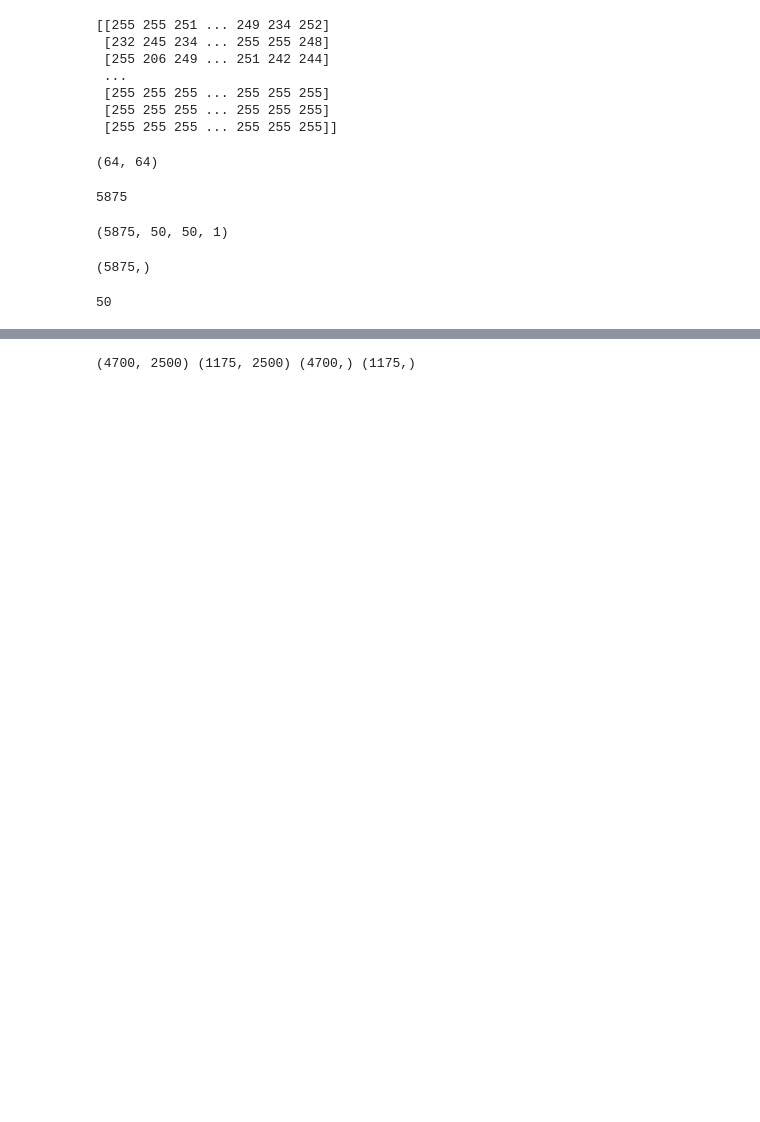
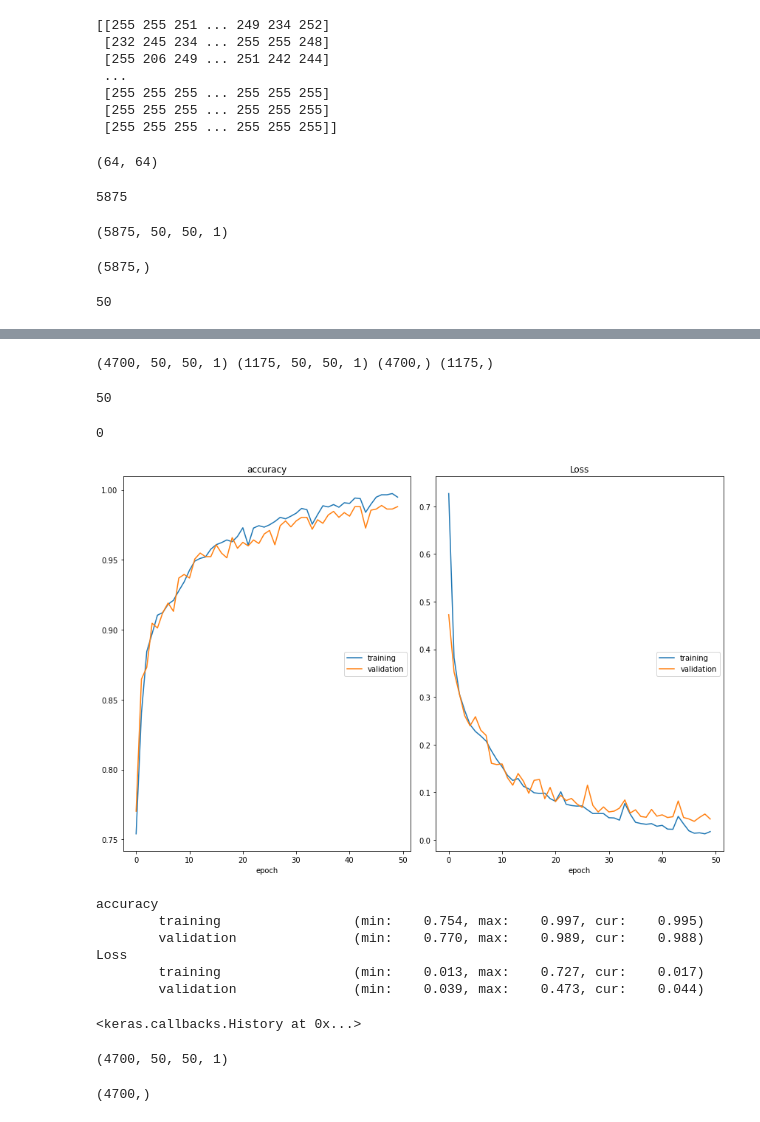
Before and after one commit to animeshdebug7/Nvidia-Hindi, a Jupyter notebook: nvidia Hackathon.ipynb, the cells around one changed output, grey strips where cells are left out. Saved outputs shown, nothing was run; the diff lists cells and outputs as text; code cells hidden in the pictures; blank space fills up the shorter version.

```diff
--- a/nvidia Hackathon.ipynb
+++ b/nvidia Hackathon.ipynb
@@ -132,11 +128,64 @@ array([0.8       , 0.81960784, 0.85098039, ..., 0.26666667, 0.19607843,
 # %%
 from sklearn.model_selection import train_test_split
 # %%
-X_train, X_test, y_train, y_test = train_test_split(X_flattened, y, random_state = 1, test_size=0.2)
+X_train, X_test, y_train, y_test = train_test_split(X, y, random_state = 1, test_size = 0.2)
 # %%
 print(X_train.shape, X_test.shape, y_train.shape, y_test.shape)
 # %% [output]
-(4700, 2500) (1175, 2500) (4700,) (1175,)
+(4700, 50, 50, 1) (1175, 50, 50, 1) (4700,) (1175,)
 # %%
 from keras.callbacks import ModelCheckpoint
+# %%
+len(X_train[0])
+# %% [output]
+50
+# %%
+y_train[1]
+# %% [output]
+0
+# %%
+model1 = Sequential()
+
+#y_train = y_train.reshape(-1,1)
+
+model1.add(Conv2D(50, (2, 2), input_shape = X_train.shape[1:]))
+model1.add(Activation('relu'))
+model1.add(MaxPooling2D(pool_size = (2,2)))
+
+model1.add(Conv2D(50, (2, 2)))
+model1.add(Activation('relu'))
+model1.add(MaxPooling2D(pool_size = (2,2)))
+
+model1.add(Conv2D(50, (2, 2)))
+model1.add(Activation('relu'))
+model1.add(MaxPooling2D(pool_size = (2,2)))
+
+model1.add(Flatten())
+model1.add(Dense(50))
+model1.add(Activation('sigmoid'))
+
+model1.compile(loss = "sparse_categorical_crossentropy",
+              optimizer = "adam",
+              metrics = ['accuracy'])
+
+mc_loss = ModelCheckpoint('Models/model1svd3.h5', monitor='val_loss', mode='min', verbose=1, save_best_only=True)
+
+model1.fit(X_train, y_train, validation_data = (X_test, y_test), batch_size = 32, epochs = 50, callbacks = [mc_loss, PlotLossesKeras()])
+# %% [output]
+[figure, added]
+accuracy
+        training                 (min:    0.754, max:    0.997, cur:    0.995)
+        validation               (min:    0.770, max:    0.989, cur:    0.988)
+Loss
+        training                 (min:    0.013, max:    0.727, cur:    0.017)
+        validation               (min:    0.039, max:    0.473, cur:    0.044)
+<keras.callbacks.History at 0x...>
+# %%
+X_train.shape
+# %% [output]
+(4700, 50, 50, 1)
+# %%
+y_train.shape
+# %% [output]
+(4700,)
 # %%
```
Also changed, not shown: parts of 8 cells of this notebook.
